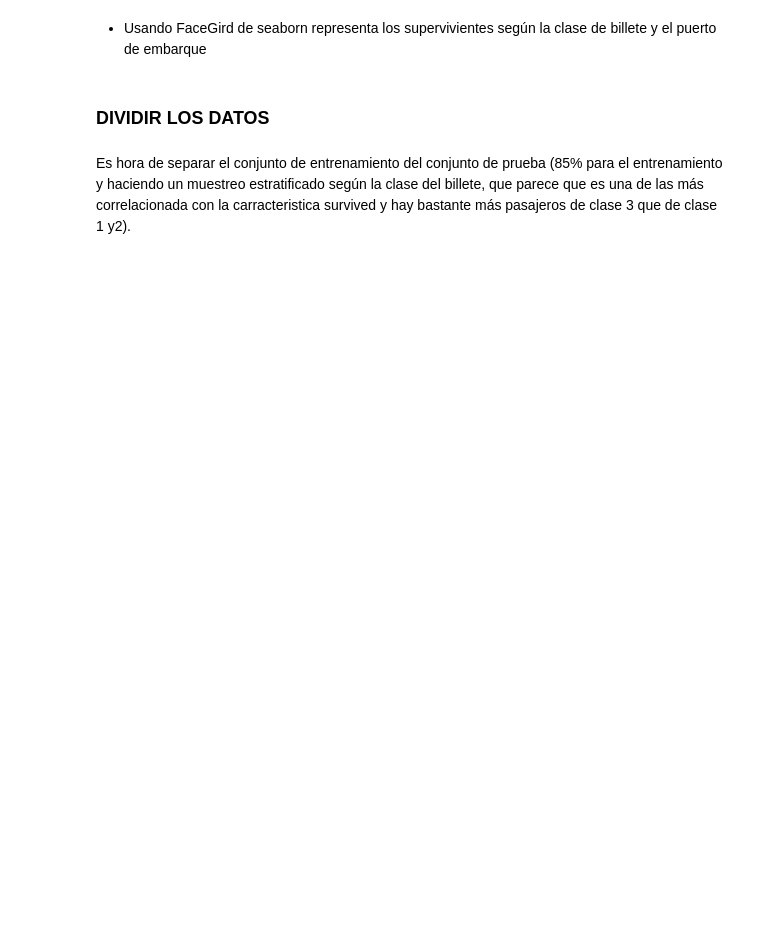
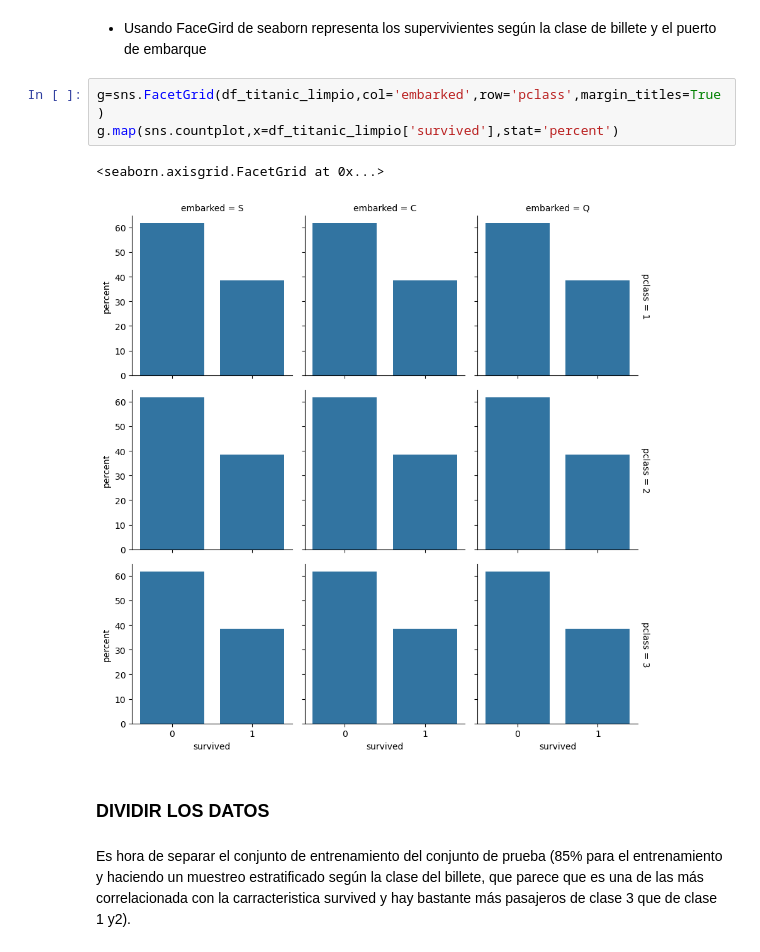
Before and after one commit to xabierguerrero/IABD_2425, a Jupyter notebook: Python_Ejers/SAPA/2_4Ejers/2_4Ejercicios.ipynb, the cells around one changed output. Cells and saved outputs as stored; diff of their text form; blank space fills up the shorter version.

```diff
--- a/Python_Ejers/SAPA/2_4Ejers/2_4Ejercicios.ipynb
+++ b/Python_Ejers/SAPA/2_4Ejers/2_4Ejercicios.ipynb
@@ -217,5 +312,11 @@ Vamos a seguir explorando los datos haciendo algún gráfico más:
 # %% [markdown]
 - Usando FaceGird de seaborn representa los supervivientes según la clase de billete y el puerto de embarque
+# %%
+g=sns.FacetGrid(df_titanic_limpio,col='embarked',row='pclass',margin_titles=True)
+g.map(sns.countplot,x=df_titanic_limpio['survived'],stat='percent')
+# %% [output]
+<seaborn.axisgrid.FacetGrid at 0x...>
+[figure, added]
 # %% [markdown]
 ### DIVIDIR LOS DATOS
 # %% [markdown]
```
Also changed, not shown: parts of 14 cells of this notebook, 1 other file.
